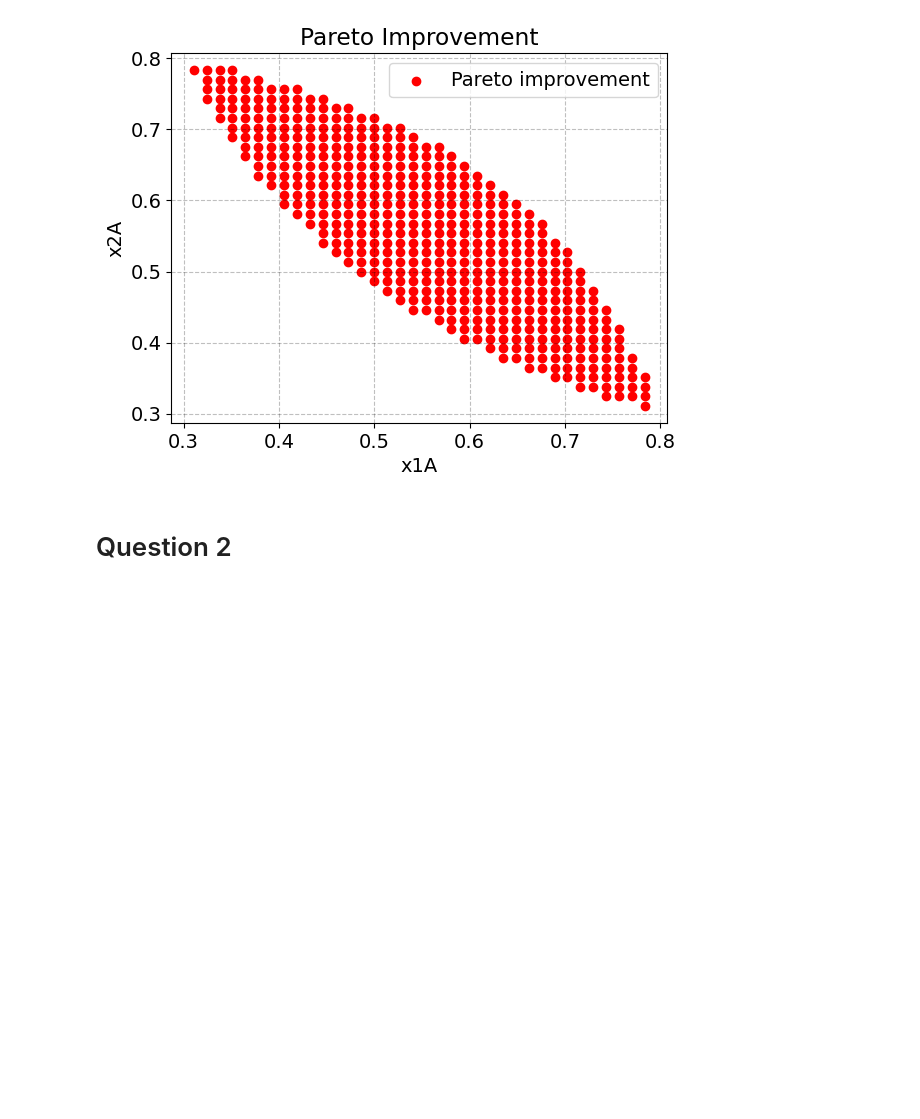
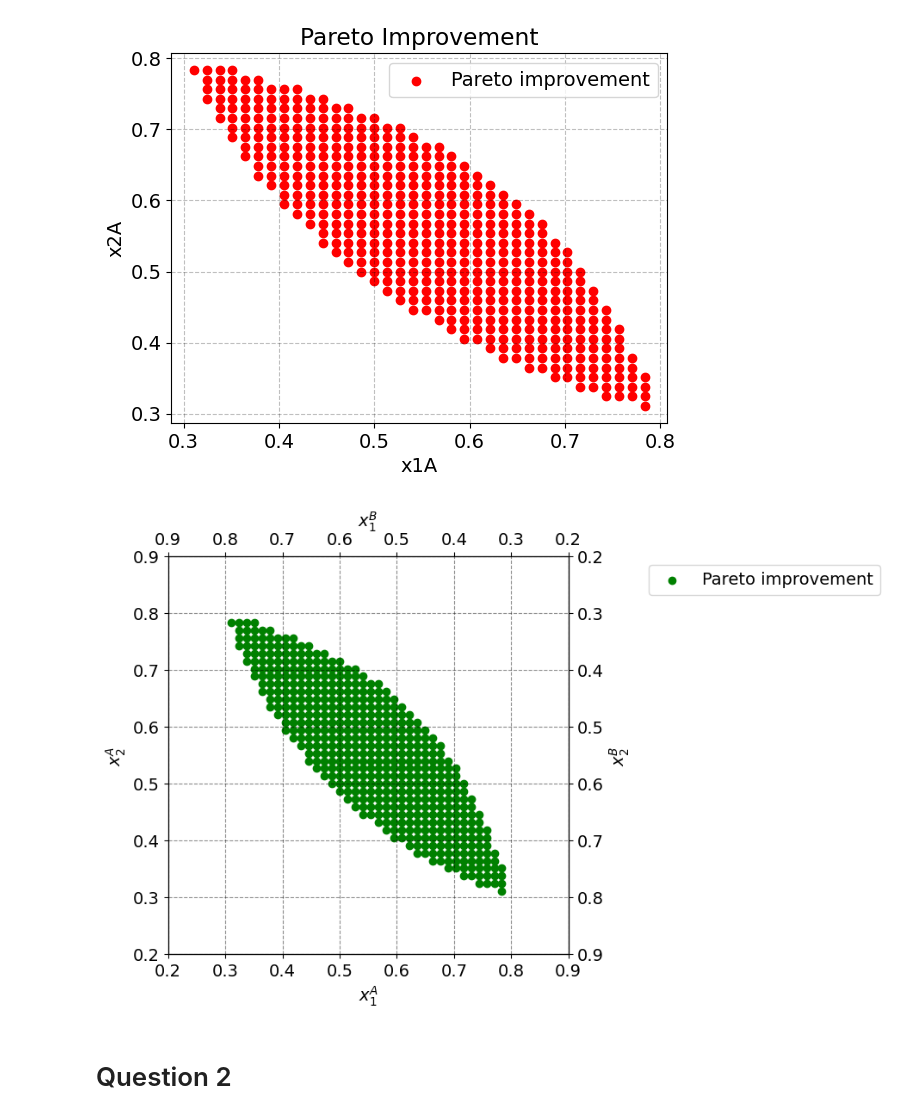
Before and after one commit to NumEconCopenhagen/projects-2024-mikkel-thomas, a Jupyter notebook: inauguralproject/inauguralproject.ipynb, the cells around one changed output. Drawn from its saved outputs; the diff is of its cells as text; code cells hidden in the pictures; blank space fills up the shorter version.

```diff
--- a/inauguralproject/inauguralproject.ipynb
+++ b/inauguralproject/inauguralproject.ipynb
@@ -96,6 +96,42 @@ plt.show()
 # %% [output]
 namespace(alpha=0.3333333333333333, beta=0.6666666666666666, w1A=0.8, w2A=0.3)
 [figure]
+# %%
+# a. total endowment
+w1bar = 1.0
+w2bar = 1.0
+
+# b. figure set up
+fig = plt.figure(frameon=True,figsize=(6,6), dpi=100)
+ax_A = fig.add_subplot(1, 1, 1)
+
+ax_A.set_xlabel("$x_1^A$")
+ax_A.set_ylabel("$x_2^A$")
+
+temp = ax_A.twinx()
+temp.set_ylabel("$x_2^B$")
+ax_B = temp.twiny()
+ax_B.set_xlabel("$x_1^B$")
+ax_B.invert_xaxis()
+ax_B.invert_yaxis()
+
+# A
+ax_A.scatter(x_coords,y_coords,marker='o',color='green',label='Pareto improvement')
+
+# limits
+# ax_A.plot([0.8,0.3],[0.3,0.3],lw=2,color='black')
+# ax_A.plot([0.8,0.8],[0.8,0.3],lw=2,color='black')
+# ax_A.plot([0.3,0.3],[0.3,0.8],lw=2,color='black')
+# ax_A.plot([0.8,0.3],[0.8,0.8],lw=2,color='black')
+
+ax_A.set_xlim([0.2, w1bar - 0.1])
+ax_A.set_ylim([0.2, w2bar - 0.1])
+ax_B.set_xlim([w1bar - 0.1, 0.2])
+ax_B.set_ylim([w2bar - 0.1, 0.2])
+
+ax_A.legend(frameon=True,loc='upper right',bbox_to_anchor=(1.8,1.0));
+# %% [output]
+[figure, added]
 # %% [markdown]
 # Question 2
 # %% [markdown]
```
